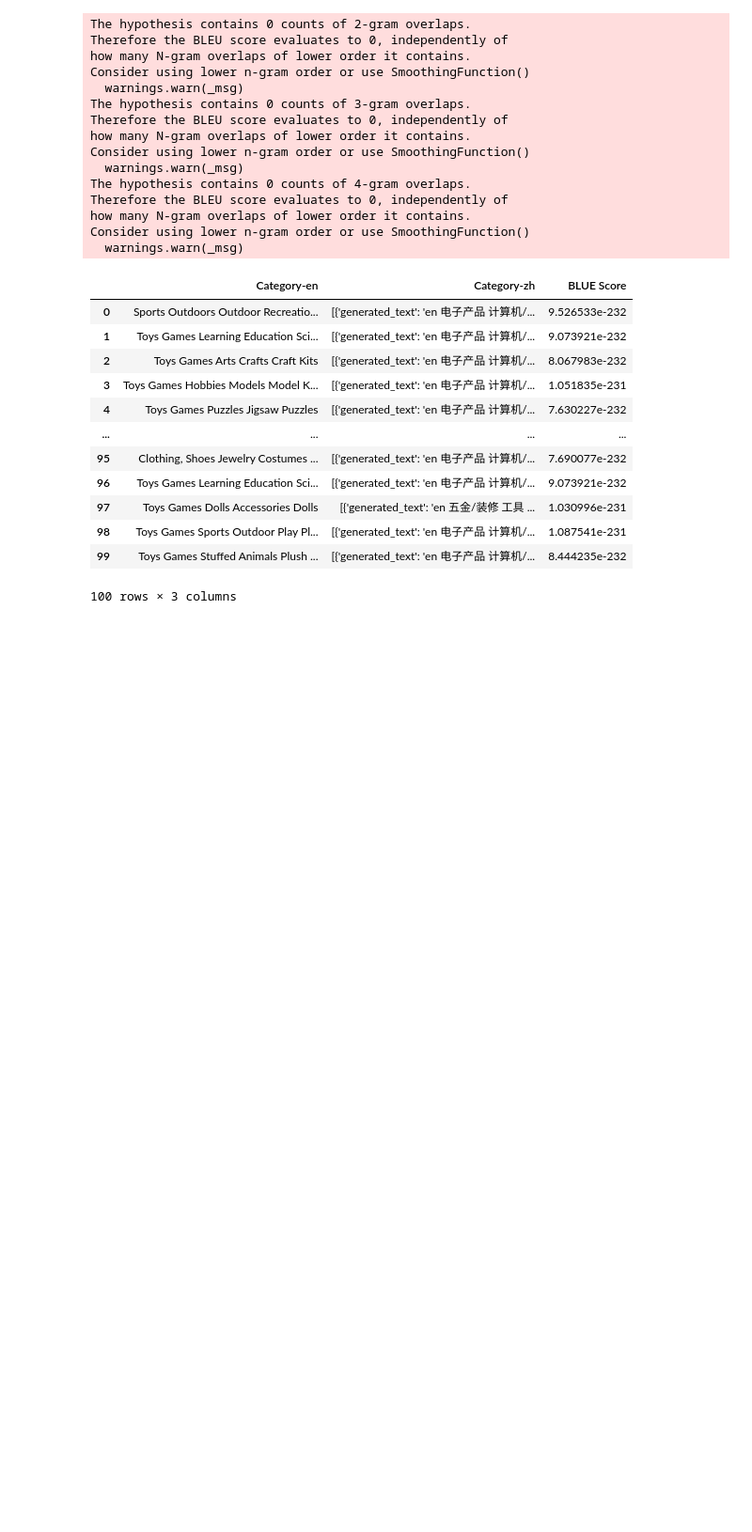
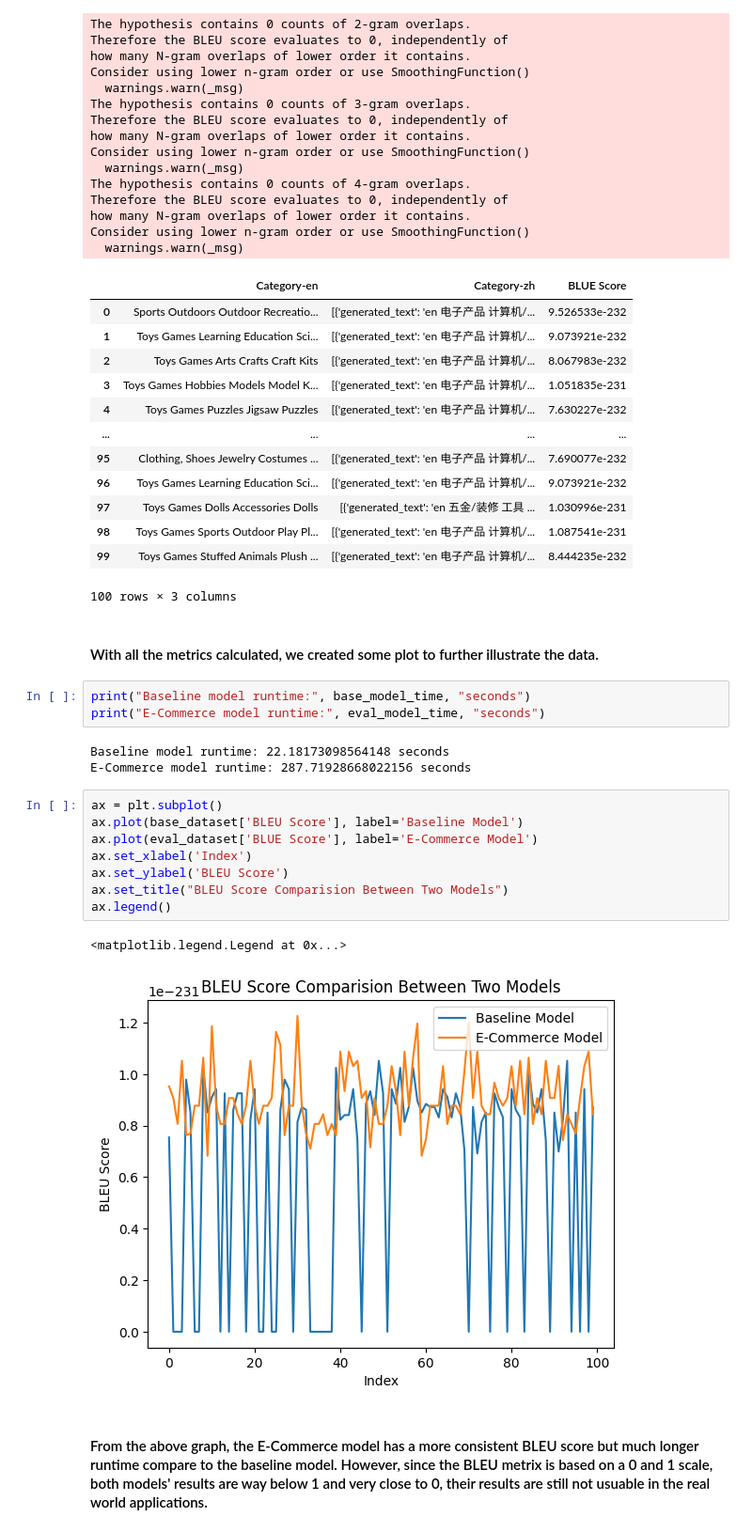
Before and after one commit to duongy18418/Multilingual-NLP, a Jupyter notebook: Code/evaluation.ipynb, the cells around one changed output. Shown at 94% size. Saved outputs shown, nothing was run; the diff lists cells and outputs as text; blank space fills up the shorter version.

```diff
--- a/Code/evaluation.ipynb
+++ b/Code/evaluation.ipynb
@@ -106,3 +122,24 @@ Consider using lower n-gram order or use SmoothingFunction()
 | 98 | Toys Games Sports Outdoor Play Pl... | [{'generated_text': 'en 电子产品 计算机/... | 1.087541e-231 |
 | 99 | Toys Games Stuffed Animals Plush ... | [{'generated_text': 'en 电子产品 计算机/... | 8.444235e-232 |
 100 rows × 3 columns
+# %% [markdown]
+#### With all the metrics calculated, we created some plot to further illustrate the data.
+# %%
+print("Baseline model runtime:", base_model_time, "seconds")
+print("E-Commerce model runtime:", eval_model_time, "seconds")
+# %% [output]
+Baseline model runtime: 22.18173098564148 seconds
+E-Commerce model runtime: 287.71928668022156 seconds
+# %%
+ax = plt.subplot()
+ax.plot(base_dataset['BLEU Score'], label='Baseline Model')
+ax.plot(eval_dataset['BLUE Score'], label='E-Commerce Model')
+ax.set_xlabel('Index')
+ax.set_ylabel('BLEU Score')
+ax.set_title("BLEU Score Comparision Between Two Models")
+ax.legend()
+# %% [output]
+<matplotlib.legend.Legend at 0x...>
+[figure, added]
+# %% [markdown]
+#### From the above graph, the E-Commerce model has a more consistent BLEU score but much longer runtime compare to the baseline model. However, since the BLEU metrix is based on a 0 and 1 scale, both models' results are way below 1 and very close to 0, their results are still not usuable in the real world applications.
```
Also changed, not shown: parts of 3 cells of this notebook, 1 other file.
